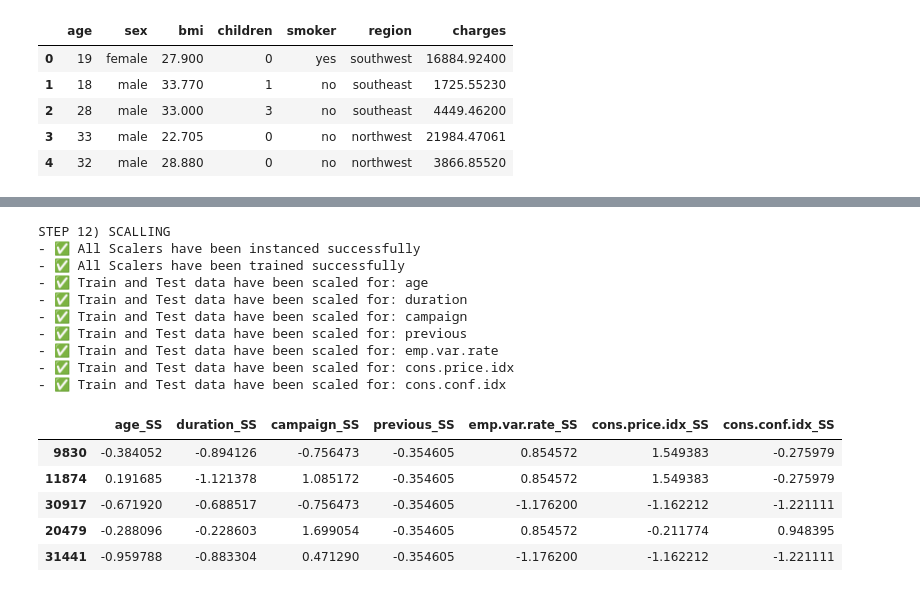
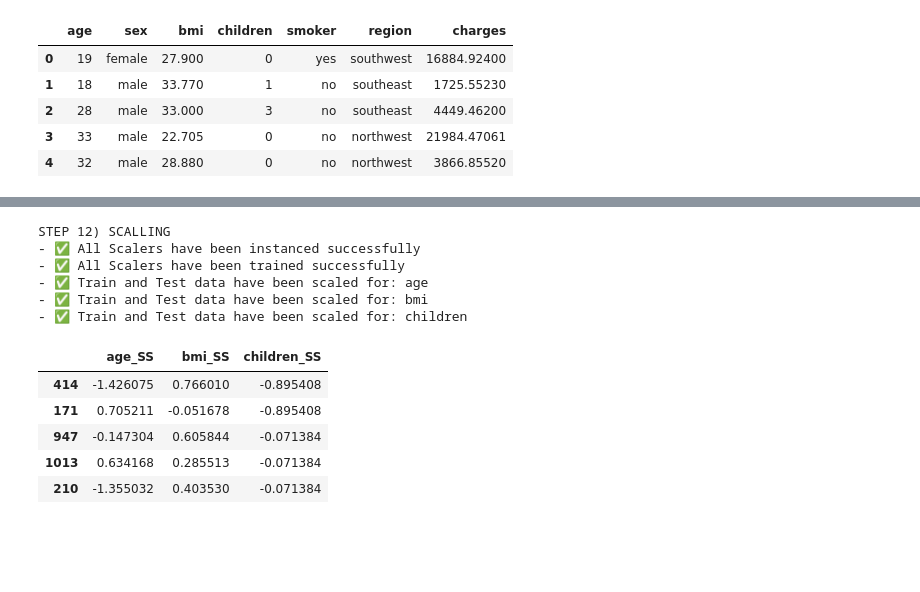
Before and after one commit to cbadil12/linear-regression-1-project, a Jupyter notebook: src/explore.ipynb, the cells around one changed output, grey strips where cells are left out. Drawn from its saved outputs; the diff is of its cells as text; code cells hidden in the pictures; blank space fills up the shorter version.

```diff
--- a/src/explore.ipynb
+++ b/src/explore.ipynb
@@ -472,11 +543,11 @@ else:
 
     print("\n 🔢 NUMERIC Attributes VS 🔢 NUMERIC Target")
 
-    if y_var not in numeric_var:
+    if y_var_type == "CATEGORIC":
         print("   This type of plot is non applicable for this case, because the target variable is CATEGORIC")
     else:
         # Set plotting variables
-        var_to_plot=numeric_var # Variable type for this plot
+        var_to_plot=numeric_att # Variable type for this plot
         num_rows = math.ceil(len(var_to_plot) / num_cols) # Number of rows for the figure
 
         # Create subplots with custom height ratios
@@ -521,11 +592,11 @@ else:
 
     print("\n 🏷️ CATEGORY Attributes VS 🔢 NUMERIC Target")
 
-    if y_var not in numeric_var:
+    if y_var_type == "CATEGORIC":
         print("   This type of plot is non applicable for this case, because the target variable is CATEGORIC")
     else:
         # Set plotting variables
-        var_to_plot=category_var # Variable type for this plot
+        var_to_plot=category_att # Variable type for this plot
         num_rows = math.ceil(len(var_to_plot) / num_cols) # Number of rows for the figure
 
         # Create subplots
@@ -556,7 +627,7 @@ else:
                 data = df_S6,
                 x = col,
                 y = y_var,
-                hue = cat_var_comb,
+                hue = category_combi_att,
                 order = order)
             axes[idx].tick_params(axis='x', rotation=90, labelsize=10)
 
@@ -586,12 +657,12 @@ else:
 
     print("\n 🏷️ CATEGORY Attributes with 🏷️ Combined CATEGORY Target")
 
-    if y_var not in category_var:
+    if y_var_type == "NUMERIC":
         print("   This type of plot is non applicable for this case, because the target variable is NUMERIC")
     else:
         # Set plotting variables
         hue_order = sorted(df_S6[y_var].dropna().unique().tolist()) # Determine hue order dynamically
-        var_to_plot=category_var # Variable type for this plot
+        var_to_plot=category_att # Variable type for this plot
         num_rows = math.ceil(len(var_to_plot) / num_cols) # Number of rows for the figure
 
         # Create subplots
@@ -913,14 +986,14 @@ df_S9=df_S8.copy()
 
 low_outliers_threshold = 1.0   # [%] Max percentage of lower outliers allowed to remove
 up_outliers_threshold = 1.0  # [% ]Max percentage of upper outliers allowed to remove
-removal_type = "EXTREME OUTLIERS" # Removal logic type (NORMAL or EXTREME outliers)
+removal_type = "NORMAL OUTLIERS" # Removal logic type (NORMAL or EXTREME outliers)
 
 # Print info
 display(df_S9.describe())
 
 # Outliers detection is applied over numeric attributes
 cols = []
-for col in numeric_var:
+for col in numeric_att:
     if col in df_S9.columns.to_list():
         cols.append(col)
 
@@ -1027,7 +1100,7 @@ display(df_extreme_limits)
 
 # Outliers detection is applied over numeric attributes
 cols = []
-for col in numeric_var:
+for col in numeric_att:
     if col in df_S9.columns.to_list():
         cols.append(col)
 
@@ -1292,63 +1377,55 @@ columns = X_train_es.columns.tolist()
 # Instance scaler for each catenumeric attribute
 scaler_dic = {
     "age": StandardScaler(),
-    "duration": StandardScaler(),
-    "campaign": StandardScaler(),
-    "previous": StandardScaler(),
-    "emp.var.rate": StandardScaler(),
-    "cons.price.idx": StandardScaler(),
-    "cons.conf.idx": StandardScaler()
+    "bmi": StandardScaler(),
+    "children": StandardScaler()
 }
 print("- ✅ All Scalers have been instanced successfully")
 
 # Train scaler with ONLY train data
 for i in range(len(columns)):
-    if columns[i] in numeric_var:
+    if columns[i] in numeric_att:
         scaler_dic[columns[i]].fit(X_train_es[[columns[i]]])
 print("- ✅ All Scalers have been trained successfully")
 
 # Apply scaler to BOTH train + test data
 for i in range(len(columns)):
-    if columns[i] in numeric_var:
+    if columns[i] in numeric_att:
         # Transform both sets
         X_train_es_aux = scaler_dic[columns[i]].transform(X_train_es[[columns[i]]])
         X_test_es_aux = scaler_dic[columns[i]].transform(X_test_es[[columns[i]]])
         # Determine column_name based on scaler type
         new_col_name = columns[i] +"_SS"
         # Convert to DataFrame
         X_train_es_aux = pd.DataFrame(X_train_es_aux, index=X_train_es.index, columns=[new_col_name])
         X_test_es_aux = pd.DataFrame(X_test_es_aux, index=X_test_es.index, columns=[new_col_name])
          # Concatenate back
         X_train_es = pd.concat([X_train_es, X_train_es_aux], axis=1)
         X_test_es = pd.concat([X_test_es, X_test_es_aux], axis=1)
         print("- ✅ Train and Test data have been scaled for: " + columns[i])
 
 # Keep only scaled columms
 scaled_cols = []
 for i in range(len(columns)):
-    if columns[i] in numeric_var:
+    if columns[i] in numeric_att:
         scaled_cols.append(columns[i] + "_SS")
 X_train_es = X_train_es[scaled_cols]
 X_test_es = X_test_es[scaled_cols]
 
 display(X_train_es.head())
 # %% [output]
 STEP 12) SCALLING
 - ✅ All Scalers have been instanced successfully
 - ✅ All Scalers have been trained successfully
 - ✅ Train and Test data have been scaled for: age
-- ✅ Train and Test data have been scaled for: duration
-- ✅ Train and Test data have been scaled for: campaign
-- ✅ Train and Test data have been scaled for: previous
-- ✅ Train and Test data have been scaled for: emp.var.rate
-- ✅ Train and Test data have been scaled for: cons.price.idx
-- ✅ Train and Test data have been scaled for: cons.conf.idx
+- ✅ Train and Test data have been scaled for: bmi
+- ✅ Train and Test data have been scaled for: children
-|  | age_SS | duration_SS | campaign_SS | previous_SS | emp.var.rate_SS | cons.price.idx_SS | cons.conf.idx_SS |
-| 9830 | -0.384052 | -0.894126 | -0.756473 | -0.354605 | 0.854572 | 1.549383 | -0.275979 |
-| 11874 | 0.191685 | -1.121378 | 1.085172 | -0.354605 | 0.854572 | 1.549383 | -0.275979 |
-| 30917 | -0.671920 | -0.688517 | -0.756473 | -0.354605 | -1.176200 | -1.162212 | -1.221111 |
-| 20479 | -0.288096 | -0.228603 | 1.699054 | -0.354605 | 0.854572 | -0.211774 | 0.948395 |
-| 31441 | -0.959788 | -0.883304 | 0.471290 | -0.354605 | -1.176200 | -1.162212 | -1.221111 |
+|  | age_SS | bmi_SS | children_SS |
+| 414 | -1.426075 | 0.766010 | -0.895408 |
+| 171 | 0.705211 | -0.051678 | -0.895408 |
+| 947 | -0.147304 | 0.605844 | -0.071384 |
+| 1013 | 0.634168 | 0.285513 | -0.071384 |
+| 210 | -1.355032 | 0.403530 | -0.071384 |
 # %%
 # -------------------------------
 # STEP 13) ENCODING
```
Also changed, not shown: parts of 20 cells of this notebook, 4 other files.
